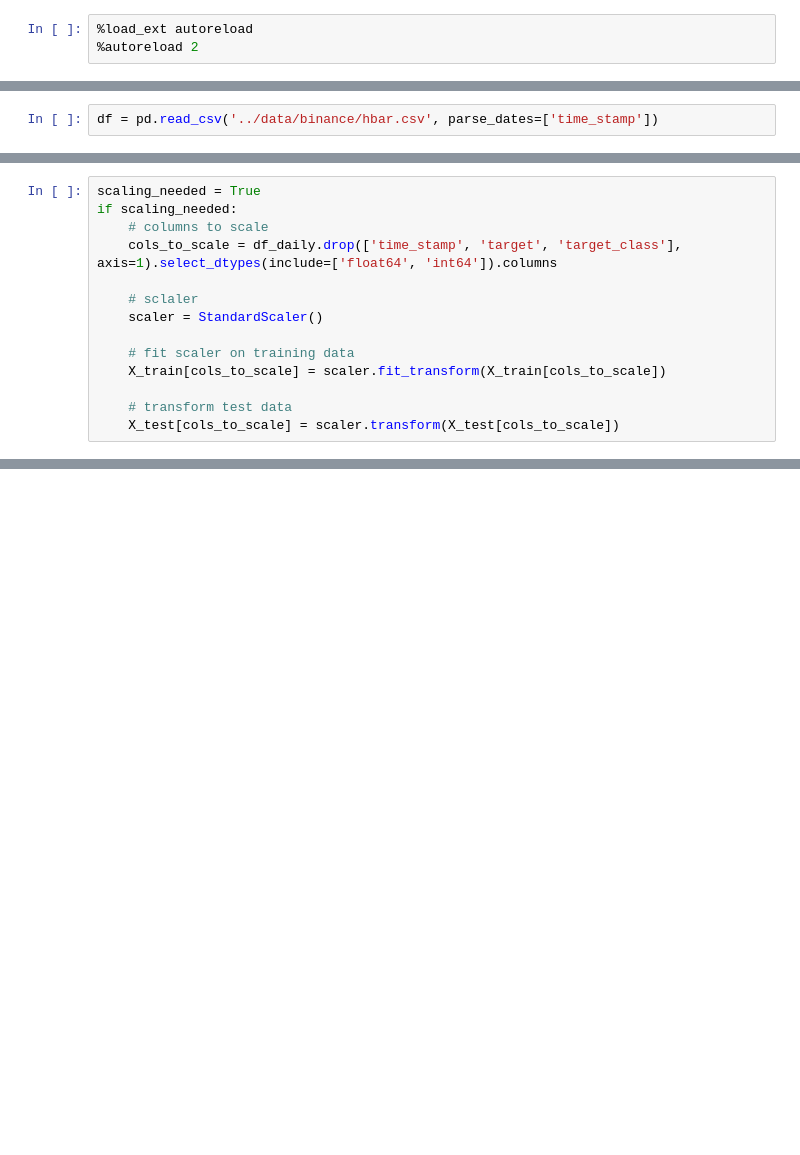
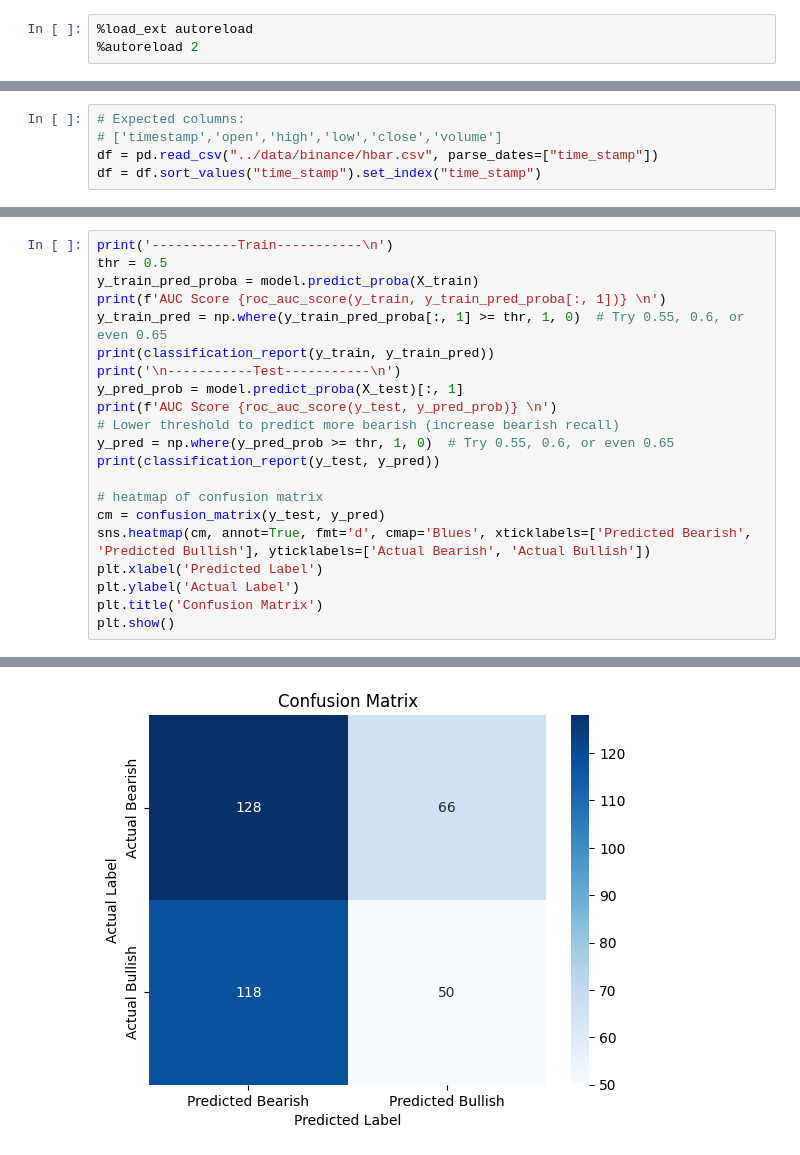
Before and after one commit to mhashemihsmw/trade-tools, a Jupyter notebook: notebooks/prediction_pipeline_24h_binance_hbar.ipynb, the cells around one changed output, grey strips where cells are left out. Saved outputs shown, nothing was run; the diff lists cells and outputs as text; blank space fills up the shorter version.

Commit message:
further analysis and prediction

```diff
--- a/notebooks/initial_prediction_binance_hbar.ipynb
+++ b/notebooks/prediction_pipeline_24h_binance_hbar.ipynb
@@ -15,3 +13,6 @@ from sklearn.metrics import classification_report, confusion_matrix
 from sklearn.preprocessing import StandardScaler
 # %%
-df = pd.read_csv('../data/binance/hbar.csv', parse_dates=['time_stamp'])
+# Expected columns:
+# ['timestamp','open','high','low','close','volume']
+df = pd.read_csv("../data/binance/hbar.csv", parse_dates=["time_stamp"])
+df = df.sort_values("time_stamp").set_index("time_stamp")
@@ -218,14 +18,0 @@ X_train, X_test, y_train, y_test = train_test_split(df_daily.drop(['time_stamp',
-# %%
-scaling_needed = True
-if scaling_needed:
-    # columns to scale
-    cols_to_scale = df_daily.drop(['time_stamp', 'target', 'target_class'], axis=1).select_dtypes(include=['float64', 'int64']).columns
-
-    # sclaler
-    scaler = StandardScaler()
-
-    # fit scaler on training data
-    X_train[cols_to_scale] = scaler.fit_transform(X_train[cols_to_scale])
-
-    # transform test data
-    X_test[cols_to_scale] = scaler.transform(X_test[cols_to_scale])
@@ -258,0 +186,22 @@ array([[63, 56],
+# %%
+print('-----------Train-----------\n')
+thr = 0.5
+y_train_pred_proba = model.predict_proba(X_train)
+print(f'AUC Score {roc_auc_score(y_train, y_train_pred_proba[:, 1])} \n')
+y_train_pred = np.where(y_train_pred_proba[:, 1] >= thr, 1, 0)  # Try 0.55, 0.6, or even 0.65
+print(classification_report(y_train, y_train_pred))
+print('\n-----------Test-----------\n')
+y_pred_prob = model.predict_proba(X_test)[:, 1]
+print(f'AUC Score {roc_auc_score(y_test, y_pred_prob)} \n')
+# Lower threshold to predict more bearish (increase bearish recall)
+y_pred = np.where(y_pred_prob >= thr, 1, 0)  # Try 0.55, 0.6, or even 0.65
+print(classification_report(y_test, y_pred))
+
+# heatmap of confusion matrix
+cm = confusion_matrix(y_test, y_pred)
+sns.heatmap(cm, annot=True, fmt='d', cmap='Blues', xticklabels=['Predicted Bearish', 'Predicted Bullish'], yticklabels=['Actual Bearish', 'Actual Bullish'])
+plt.xlabel('Predicted Label')
+plt.ylabel('Actual Label')
+plt.title('Confusion Matrix')
+plt.show()
+# %% [output]
@@ -258,0 +225 @@ array([[63, 56],
+[figure, added]
```
Also changed, not shown: parts of 26 cells of this notebook, 8 other files.
